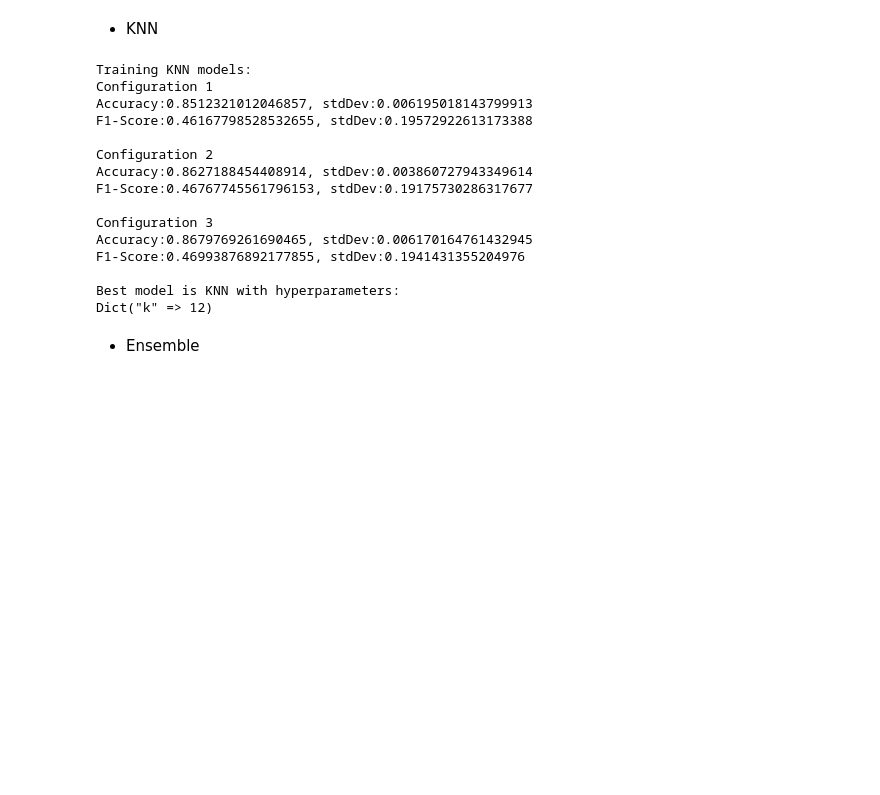
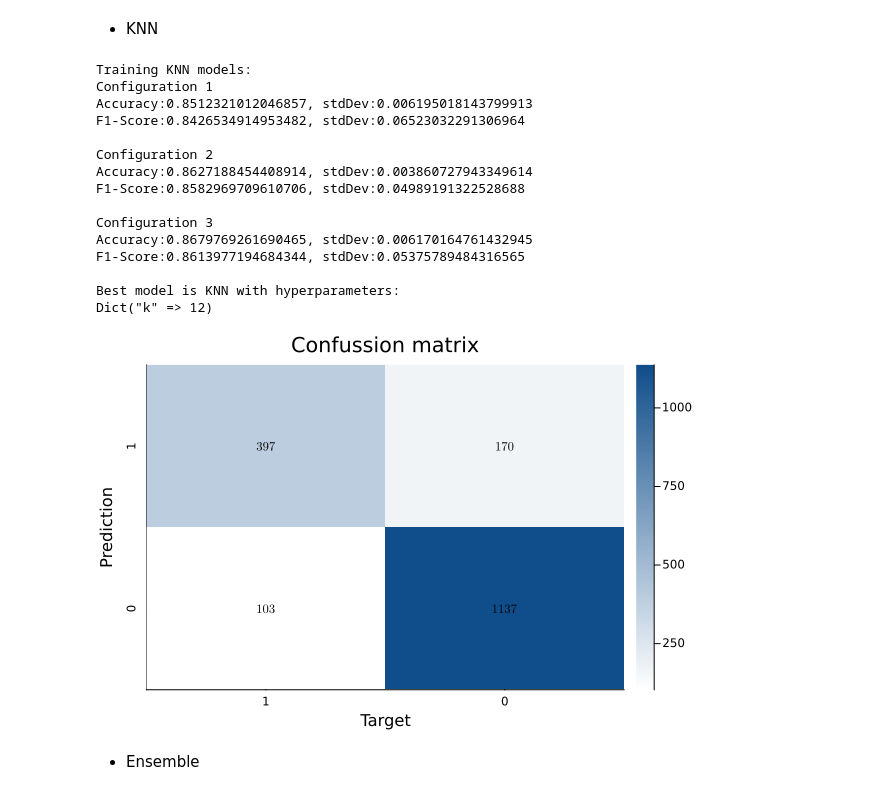
Before and after one commit to blasaraujo14/projectA_ML1, a Jupyter notebook: projectA.ipynb, the cells around one changed output. Drawn from its saved outputs; the diff is of its cells as text; code cells hidden in the pictures; blank space fills up the shorter version.

Commit message:
All categorical fixes

```diff
--- a/projectA.ipynb
+++ b/projectA.ipynb
@@ -70,2 +100,14 @@ savefig("plots/pca.png");
 # %% [markdown]
 # Binary approach
+# %%
+trainTargets = Array(support2[trainIndex, "death"]);
+testTargets = Array(support2[testIndex, "death"]);
+
+# for categorical approach
+# trainTargets = Array(support2[trainIndex, "fate"]);
+# testTargets = Array(support2[testIndex, "fate"]);
+
+# Kfold
+kFoldIndices = crossvalidation(trainTargets, 5);
+
+trainedEnsemble = false
@@ -182,29 +190,8 @@ Dict("maxDepth" => 4)
 KNNparams = [Dict("k" => 3), Dict("k" => 6), Dict("k" => 12)]
 
 models = [(:KNN, KNNparams)];
-bestMetricYet = 0;
-bestModel = -1;
 
-for (modelType, paramList) in models
-    cnt = 1;
-    println("Training ", modelType, " models:");
-    for params in paramList
-        (accur, fScore), (stdAccur, stdFScore) = modelCrossValidation(modelType, params, trainInputs,
-                                                                      trainTargets, kFoldIndices);
-        println("Configuration ", cnt);
-        println("Accuracy:", accur, ", stdDev:", stdAccur);
-        println("F1-Score:", fScore, ", stdDev:", stdFScore);
-        println();
-        cnt += 1;
-        #println(modelType, (accur, fScore), (stdAccur, stdFScore))
-        if accur * fScore > bestMetricYet
-            bestMetricYet = accur * fScore;
-            bestModel = (modelType, params);
-        end;
-    end;
-end;
-
-(modelType, params) = bestModel;
+(modelType, params) = findBestModel(models, trainInputs, trainTargets, kFoldIndices);
 println("Best model is ", modelType, " with hyperparameters:");
 
 println(params);
@@ -212,18 +199,43 @@ println(params);
 Training KNN models:
 Configuration 1
 Accuracy:0.8512321012046857, stdDev:0.006195018143799913
-F1-Score:0.46167798528532655, stdDev:0.19572922613173388
+F1-Score:0.8426534914953482, stdDev:0.06523032291306964
 
 Configuration 2
 Accuracy:0.8627188454408914, stdDev:0.003860727943349614
-F1-Score:0.46767745561796153, stdDev:0.19175730286317677
+F1-Score:0.8582969709610706, stdDev:0.04989191322528688
 
 Configuration 3
 Accuracy:0.8679769261690465, stdDev:0.006170164761432945
-F1-Score:0.46993876892177855, stdDev:0.1941431355204976
+F1-Score:0.8613977194684344, stdDev:0.05375789484316565
 
 Best model is KNN with hyperparameters:
 Dict("k" => 12)
+# %%
+using Plots;
+
+# train best model with all paterns and build confusion matrix with all patterns
+train = (trainInputs, trainTargets); test = (testInputs, testTargets);
+
+# normalization and validation set computation if needed
+valRatio = if modelType != :ANN 0. else params["validationRatio"] end
+train, val, test = prepareDataForFitting(train, test, valRatio)
+
+classes = unique(trainTargets)
+matAndMetrics = fitAndConfusion(modelType, params, train, val, test, classes)
+confMat = matAndMetrics[8]
+
+function displayConfMat(confMat, classes)
+    (n,m) = size(confMat)
+    heatmap(confMat, fc=cgrad([:white,:dodgerblue4]), xticks=(1:m,classes), yrot=90, yticks=(1:m,classes),
+            title="Confussion matrix", xlabel="Target", ylabel="Prediction", yflip=true)
+    # add number of coincidences in each cell
+    annotate!([(j, i, text(round(confMat[i,j]), 8,"Computer Modern",:black)) for i in 1:n for j in 1:m])
+end
+
+displayConfMat(confMat, classes)
+# %% [output]
+[figure, added]
 # %% [markdown]
 - Ensemble
 # %%
```
Also changed, not shown: parts of 12 cells of this notebook, 4 other files.
